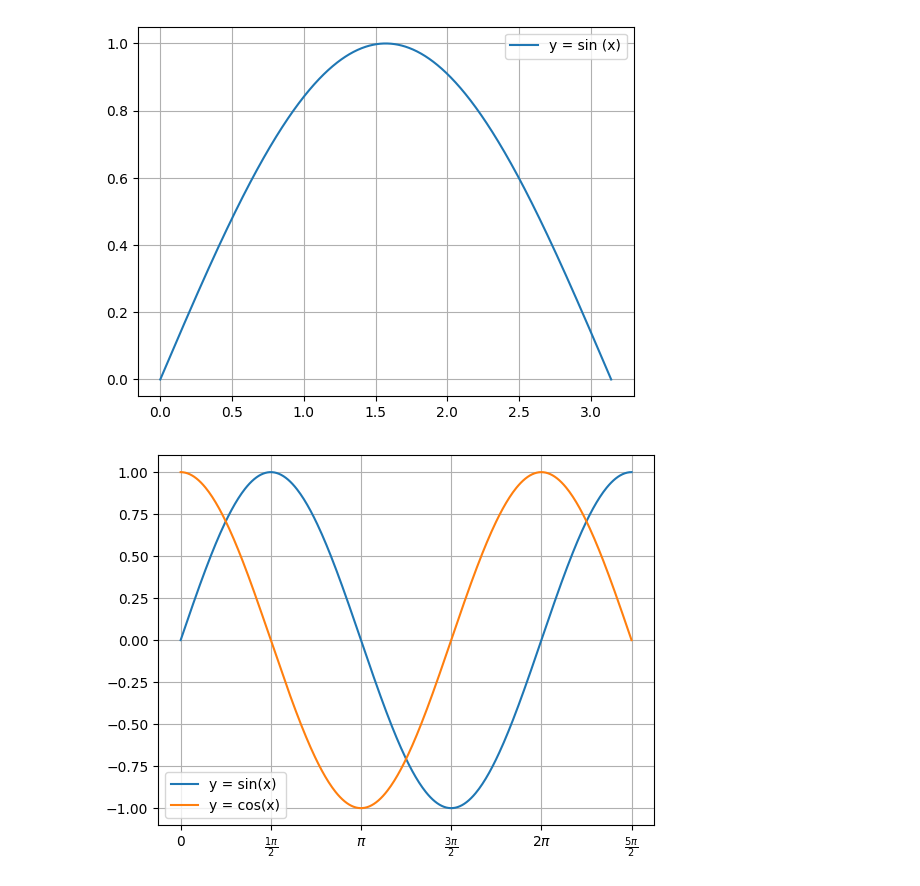
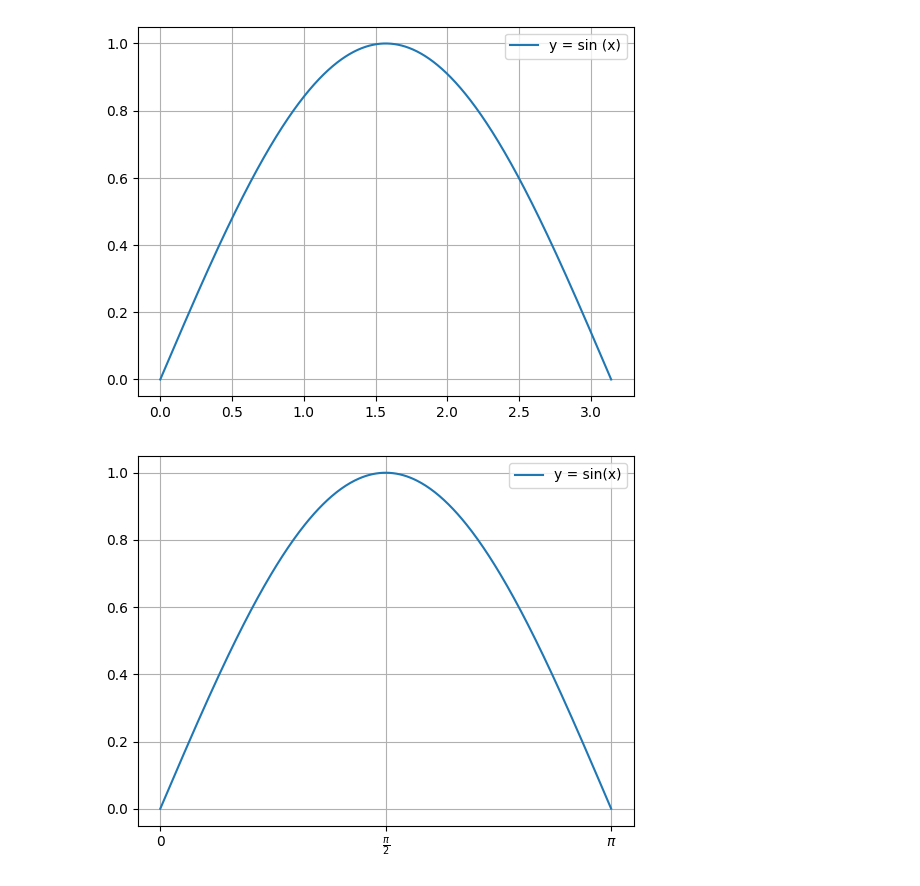
Before and after one commit to Sakib0626Q2/IITJ-Sem2-AI-DS, a Jupyter notebook: Experiment/NO_week_1_practice.ipynb, the cells around one changed output. Cells and saved outputs as stored; diff of their text form; code cells hidden in the pictures.

```diff
--- a/Experiment/NO_week_1_practice.ipynb
+++ b/Experiment/NO_week_1_practice.ipynb
@@ -131,35 +131,22 @@ plt.show()
 # %%
 import numpy as np
 import matplotlib.pyplot as plt
-from matplotlib.ticker import FormatStrFormatter
 
-length = 5
-
-x = np.linspace(0, length/2*np.pi, 400)
+x = np.linspace(0, np.pi, 400)
 y = np.sin(x)
 
 plt.plot(x, y, label="y = sin(x)")
 
-x = np.linspace(0, length/2*np.pi, 400)
-y = np.cos(x)
-plt.plot(x, y, label="y = cos(x)")
+# Define tick locations
+ticks = [0, np.pi/2, np.pi]
 
-ticks = [i * np.pi/2 for i in range(length+1)]
-
-labels = [
-    "0" if i == 0
-    else r"$\pi$" if i == 2
-    else rf"$\frac{{{i}\pi}}{{2}}$" if i % 2 != 0
-    else rf"${i//2}\pi$"
-    for i in range(length+1)
-]
+# Define tick labels
+labels = ['0', r'$\frac{\pi}{2}$', r'$\pi$']
 
 plt.xticks(ticks, labels)
-# plt.figure(figsize=(12,8))
-# plt.gca().xaxis.set_major_formatter(FormatStrFormatter('%.2f'))
 
 plt.grid(True)
 plt.legend()
 plt.show()
 # %% [output]
-[figure, old version]
+[figure, new version]
```
Also changed, not shown: 2 other files.
